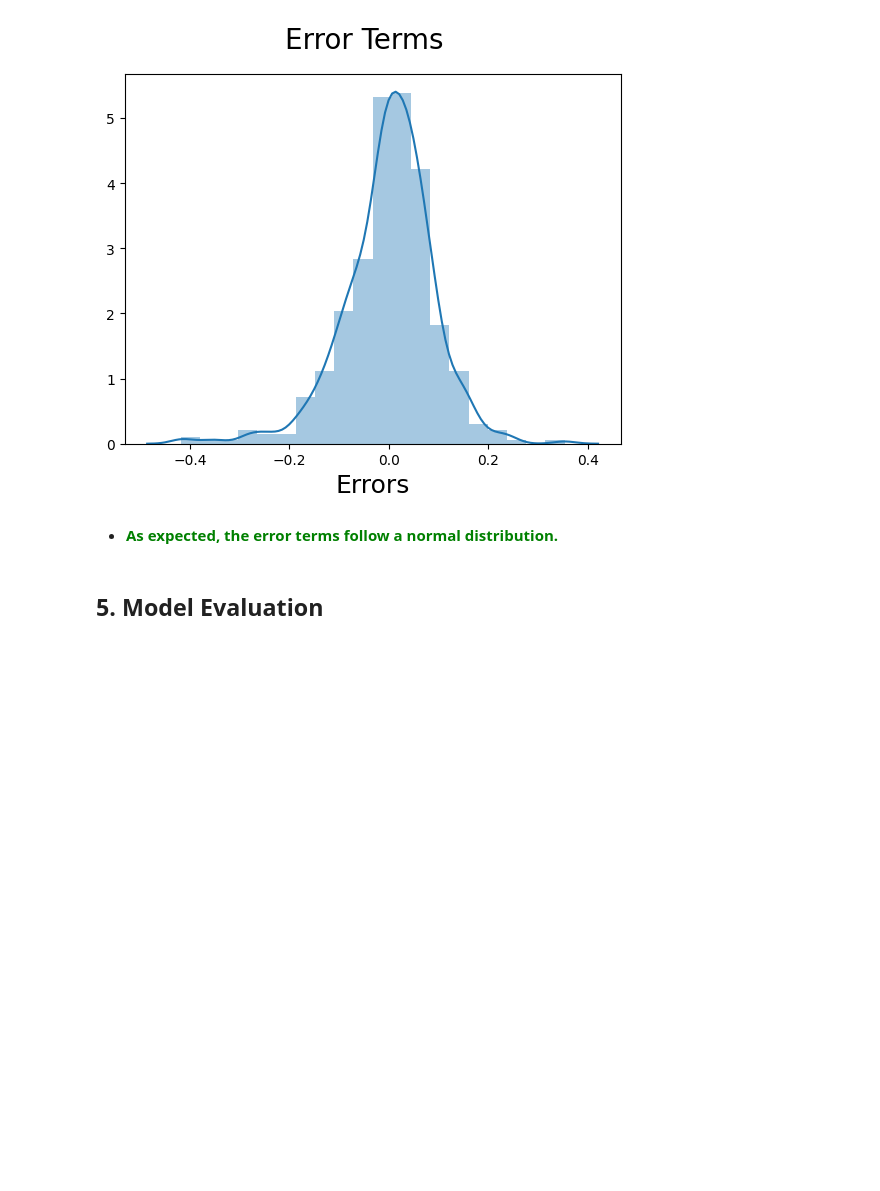
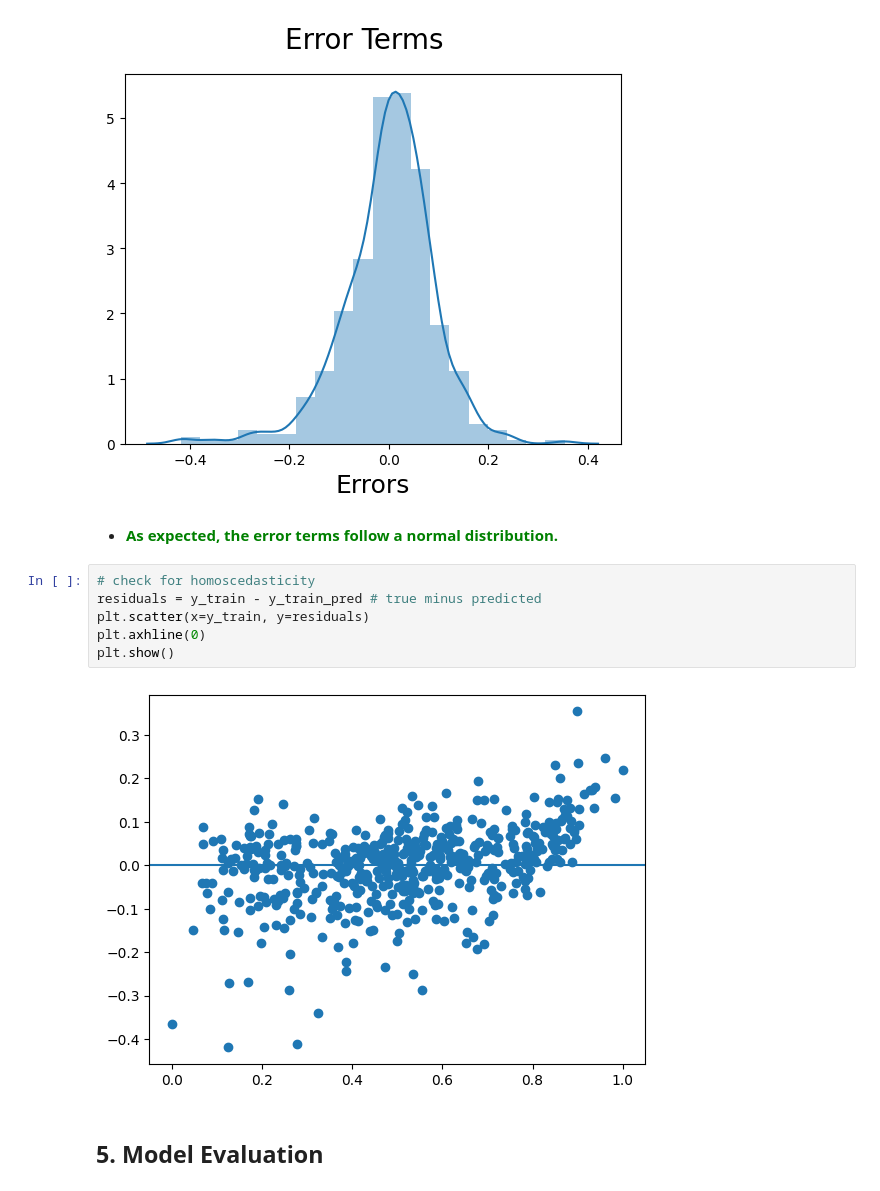
Before and after one commit to ram-ch/BikeSharing, a Jupyter notebook: BikeSharing.ipynb, the cells around one changed output. Saved outputs shown, nothing was run; the diff lists cells and outputs as text; blank space fills up the shorter version.

```diff
--- a/BikeSharing.ipynb
+++ b/BikeSharing.ipynb
@@ -636,6 +636,14 @@ plt.show()
 [figure]
 # %% [markdown]
 * <font color='green'>**As expected, the error terms follow a normal distribution.**</font>
+# %%
+# check for homoscedasticity
+residuals = y_train - y_train_pred # true minus predicted
+plt.scatter(x=y_train, y=residuals)
+plt.axhline(0)
+plt.show()
+# %% [output]
+[figure, added]
 # %% [markdown]
 ## 5. Model Evaluation
 # %%
```
Also changed, not shown: parts of 5 cells of this notebook, 1 other file.
